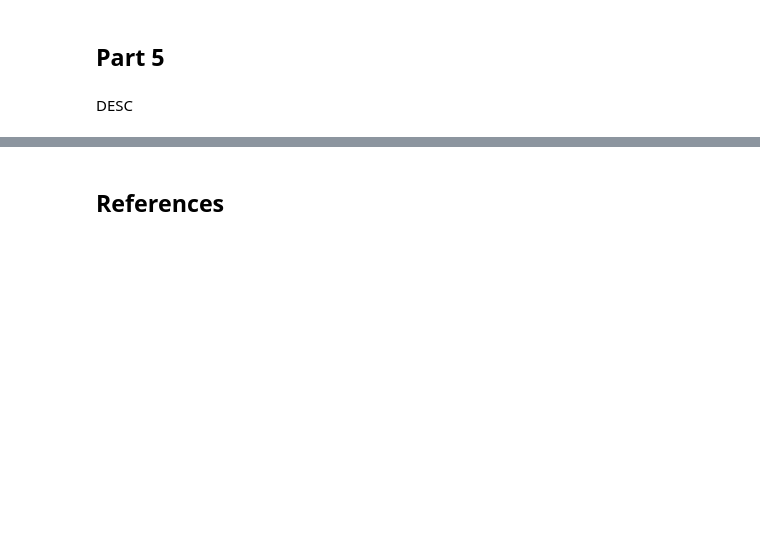
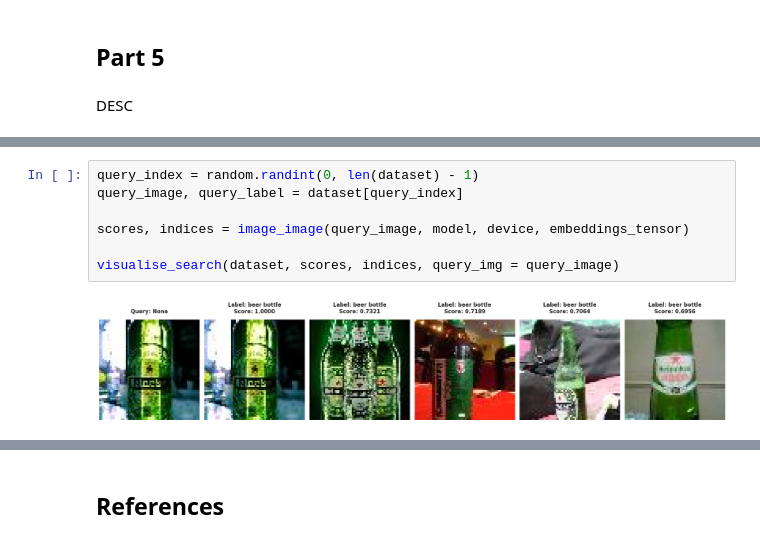
Before and after one commit to OskarK16/YOLO_assignment, a Jupyter notebook: Assignment3.ipynb, the cells around one changed output, grey strips where cells are left out. Saved outputs shown, nothing was run; the diff lists cells and outputs as text; blank space fills up the shorter version.

```diff
--- a/Assignment3.ipynb
+++ b/Assignment3.ipynb
@@ -359,0 +509,9 @@ DESC
+# %%
+query_index = random.randint(0, len(dataset) - 1)
+query_image, query_label = dataset[query_index]
+
+scores, indices = image_image(query_image, model, device, embeddings_tensor)
+
+visualise_search(dataset, scores, indices, query_img = query_image)
+# %% [output]
+[figure, added]
```
Also changed, not shown: parts of 23 cells of this notebook.
